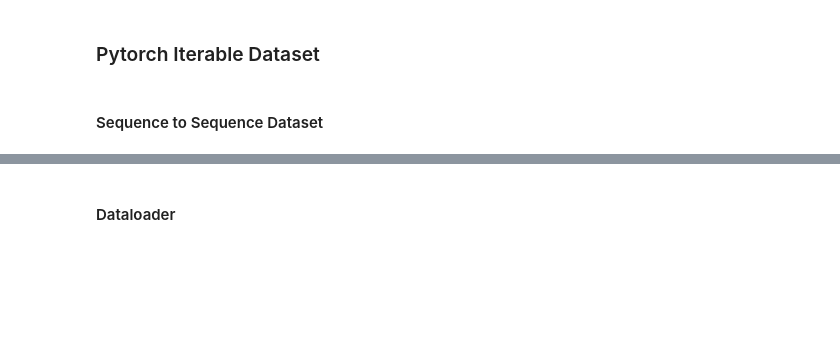
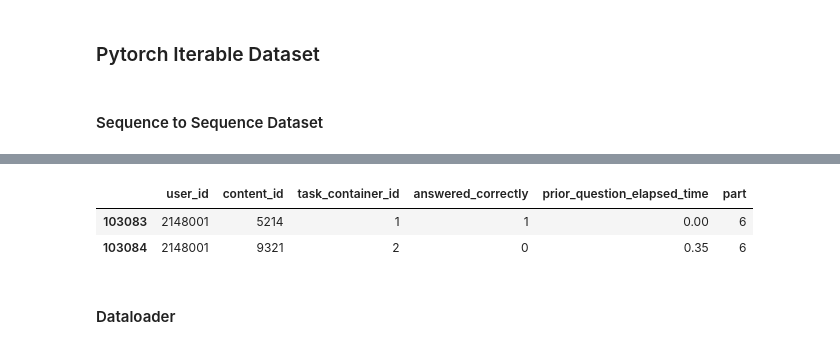
Before and after one commit to nisarahamedk/kaggle-riid, a Jupyter notebook: notebooks/riid-pytorch-transformers-seq2seq-classifier.ipynb, the cells around one changed output, grey strips where cells are left out. Drawn from its saved outputs; the diff is of its cells as text; code cells hidden in the pictures; blank space fills up the shorter version.

```diff
--- a/notebooks/riid-pytorch-transformers-seq2seq-classifier.ipynb
+++ b/notebooks/riid-pytorch-transformers-seq2seq-classifier.ipynb
@@ -267,3 +303,9 @@ train_df[train_df["user_id"] == 12741].head(10)
+# %%
+train_df[train_df["user_id"] == 2148001]
+# %% [output]
+|  | user_id | content_id | task_container_id | answered_correctly | prior_question_elapsed_time | part |
+| 103083 | 2148001 | 5214 | 1 | 1 | 0.00 | 6 |
+| 103084 | 2148001 | 9321 | 2 | 0 | 0.35 | 6 |
 # %% [markdown]
 #### Dataloader
 # %%
```
Also changed, not shown: parts of 52 cells of this notebook.
